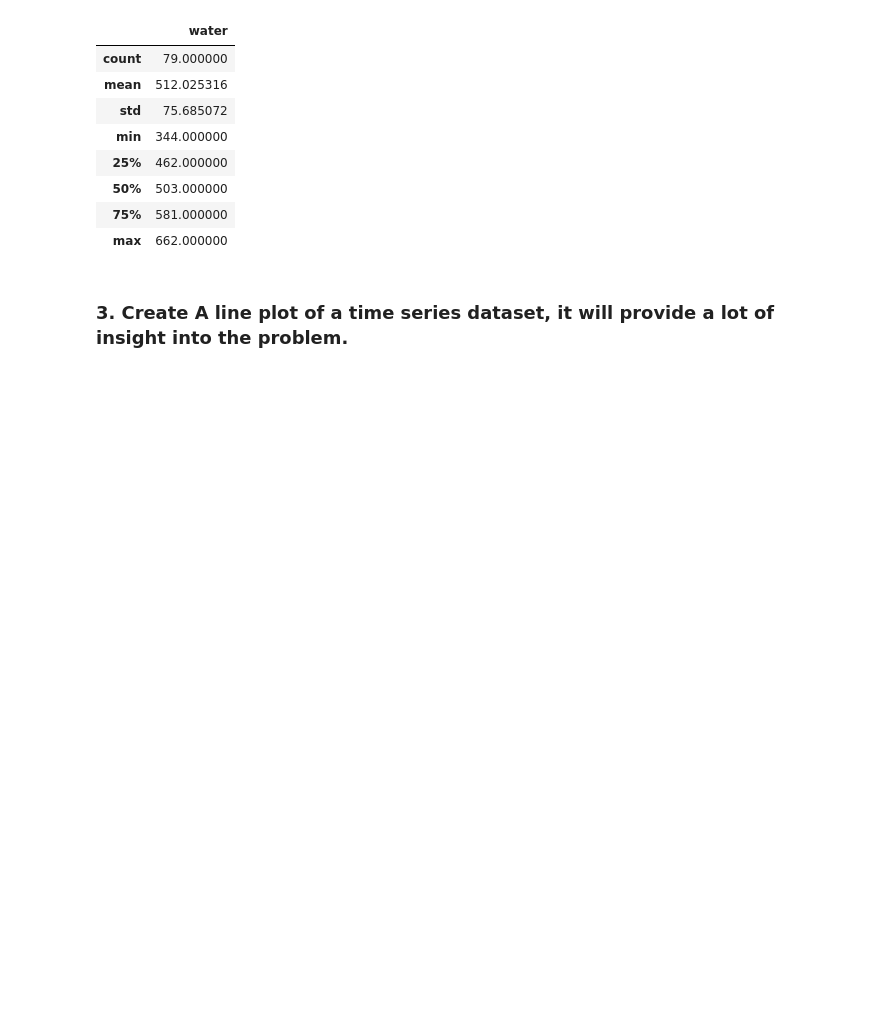
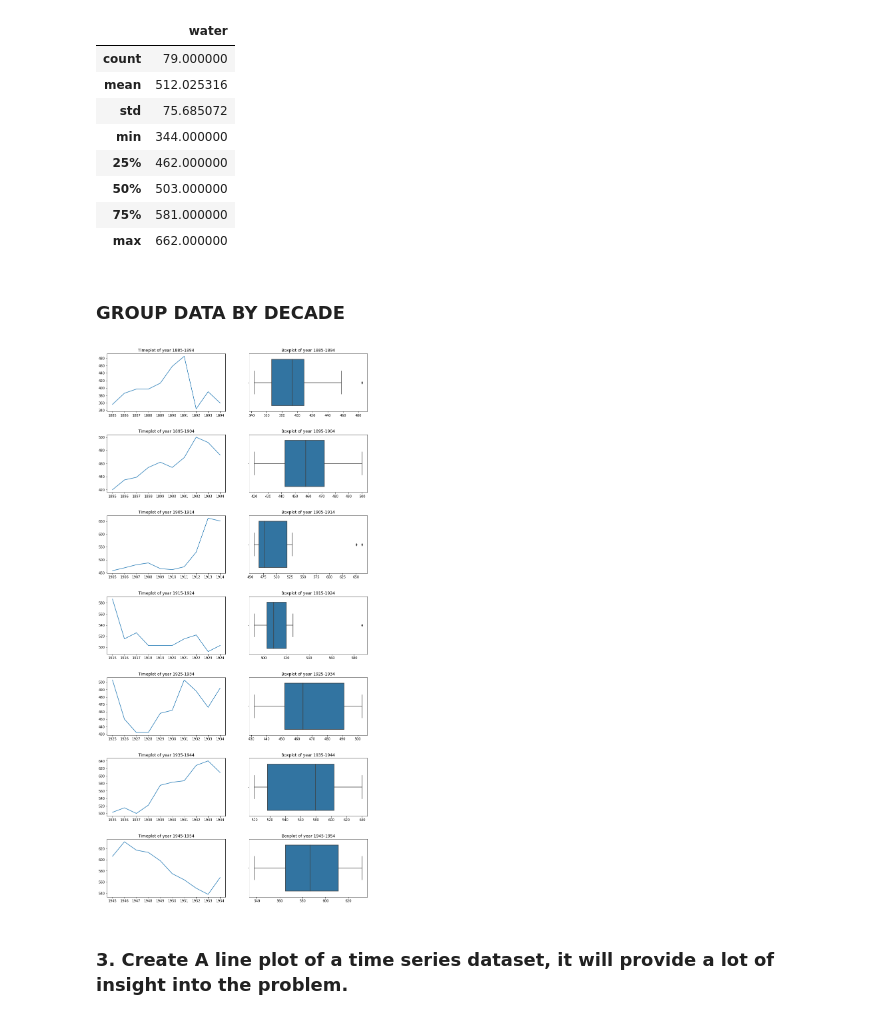
Before and after one commit to dzvlfi/MidTest-Python-Usecase, a Jupyter notebook: Question1/water_usage.ipynb, the cells around one changed output. Saved outputs shown, nothing was run; the diff lists cells and outputs as text; code cells hidden in the pictures; blank space fills up the shorter version.

```diff
--- a/Question1/water_usage.ipynb
+++ b/Question1/water_usage.ipynb
@@ -73,6 +74,28 @@ data.describe()
 | 50% | 503.000000 |
 | 75% | 581.000000 |
 | max | 662.000000 |
+# %% [markdown]
+### GROUP DATA BY DECADE
+# %%
+f=plt.figure(figsize=(14,30))
+
+j=1
+for i in range(data.shape[0]):
+    if (i+1)%10==0 or (i==data.shape[0]):
+        f.add_subplot(7,2,j)
+        plt.subplots_adjust(hspace=0.4)
+        plt.title('Timeplot of year {}-{}'.format(data.index[i-9].year,data.index[i].year))
+        plt.plot(data.iloc[list(range(i-9,i+1)),:])
+        j+=1
+
+        f.add_subplot(7,2,j)
+        plt.subplots_adjust(hspace=0.4)
+        plt.title('Boxplot of year {}-{}'.format(data.index[i-9].year,data.index[i].year))
+        sns.boxplot(data.iloc[list(range(i-9,i+1)),:])
+        j+=1
+plt.show()
+# %% [output]
+[figure, added]
 # %% [markdown]
 ### 3. Create A line plot of a time series dataset, it will provide a lot of insight into the problem.
 # %%
```
Also changed, not shown: parts of 5 cells of this notebook.
